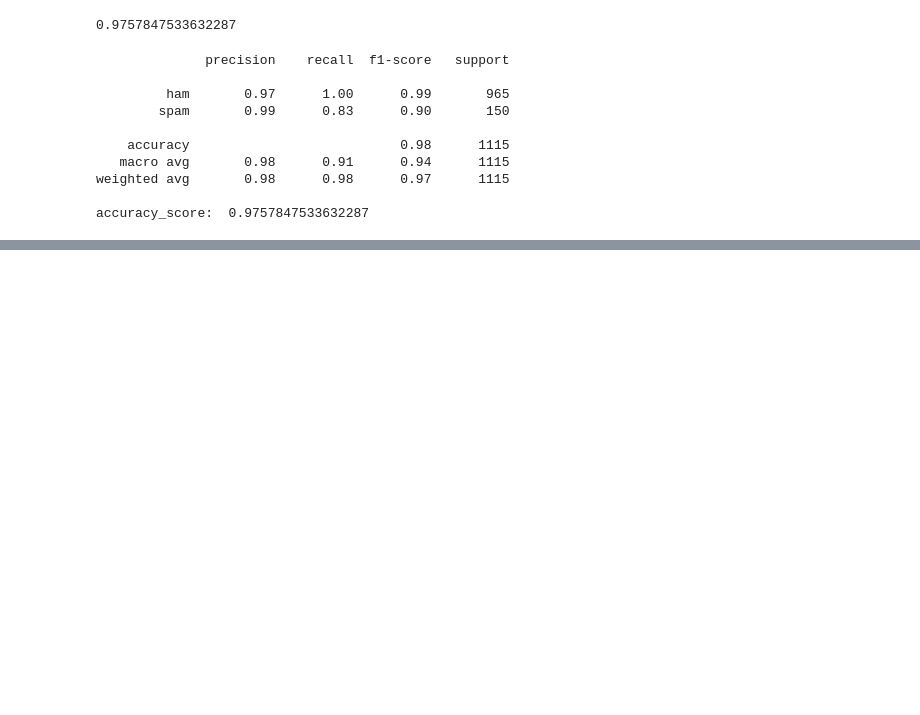
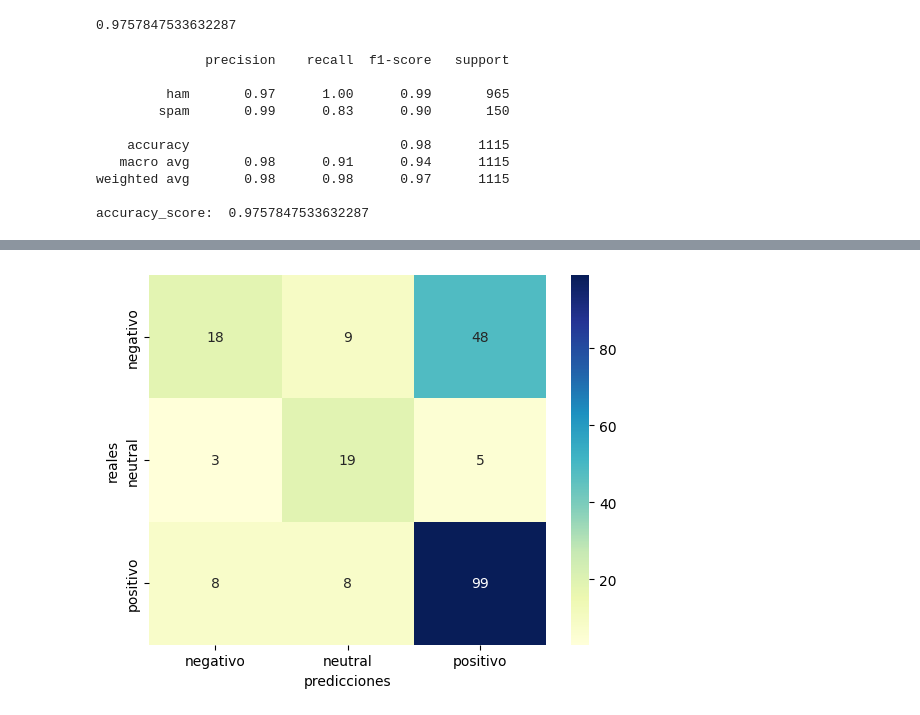
Before and after one commit to gluoneros/talentoTech, a Jupyter notebook: ttech_sesión10.ipynb, the cells around one changed output, grey strips where cells are left out. Drawn from its saved outputs; the diff is of its cells as text; code cells hidden in the pictures; blank space fills up the shorter version.

```diff
--- a/ttech_sesión10.ipynb
+++ b/ttech_sesión10.ipynb
@@ -390,0 +418,13 @@ accuracy_score:  0.9757847533632287
+# %%
+def agregar_columna_sentimientos(texto):
+    palabras_positivas = ['good', 'great', 'love', 'best', 'wonderful', 'delightful', 'excellent']
+    palabras_negativas = ['bad', 'worst', 'terrible', 'awful', 'disappointing', 'poor', 'hate']
+
+    texto.lower()
+    puntaje_positivo = sum(palabra in texto for palabra in palabras_positivas)
+    puntaje_negativo = sum(palabra in texto for palabra in palabras_negativas)
+
+    return 1 if puntaje_positivo > puntaje_negativo else 0 if puntaje_negativo > 0 else -1
+# %%
+datos['sentimiento'] = datos['Text'].apply(agregar_columna_sentimientos)
+datos
@@ -390,0 +445,10 @@ accuracy_score:  0.9757847533632287
+# %%
+x_train4, x_test4, y_train4, y_test4 = train_test_split(datos['Text'], datos['sentimiento'], test_size=0.2, random_state=42)
+# %%
+pipeline = Pipeline([
+    ('vectorizador', CountVectorizer(stop_words='english')),
+    ('modelo_NB', MultinomialNB())
+])
+
+pipeline.fit(x_train4, y_train4)
+y_prediccion4 = pipeline.predict(x_test4)
@@ -390,0 +511,10 @@ accuracy_score:  0.9757847533632287
+# %%
+cm = confusion_matrix(y_test4, y_prediccion4)
+labels = ['negativo', 'neutral', 'positivo']
+cm = pd.DataFrame(cm, index=labels, columns=labels)
+sns.heatmap(cm, annot=True, fmt='g', cmap='YlGnBu')
+plt.xlabel('predicciones')
+plt.ylabel('reales')
+plt.show()
+# %% [output]
+[figure, added]
```
Also changed, not shown: parts of 10 cells of this notebook, 4 other files.
